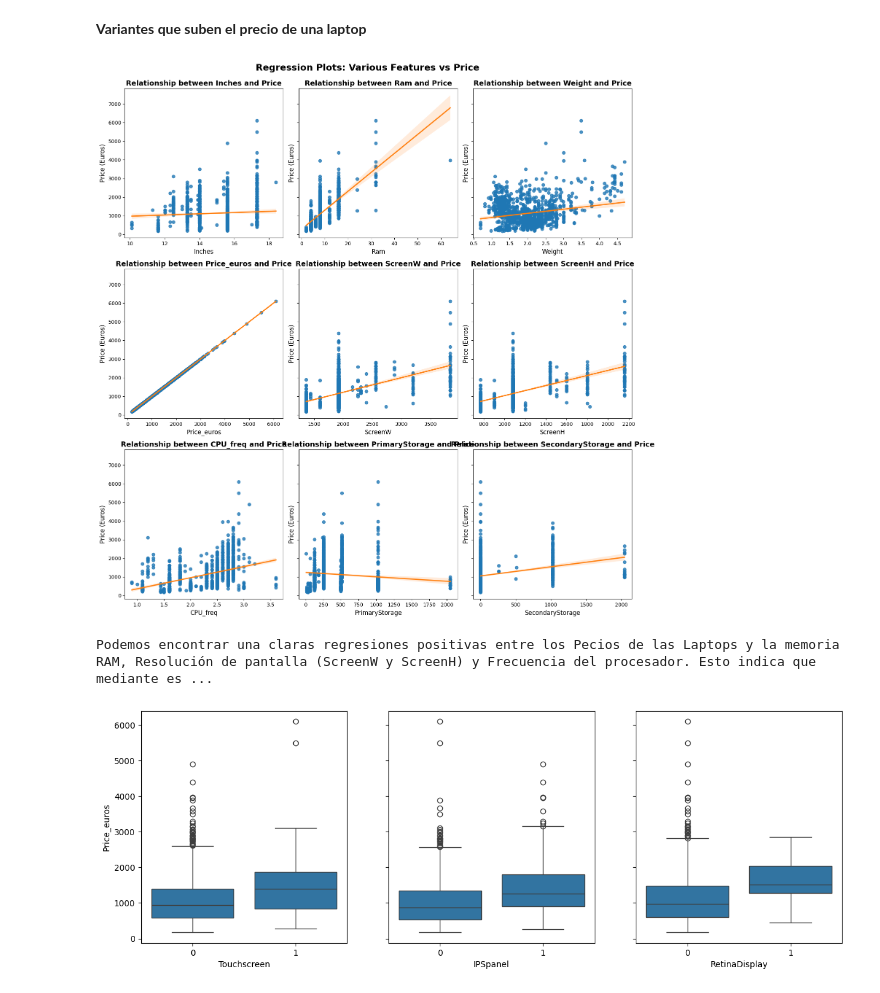
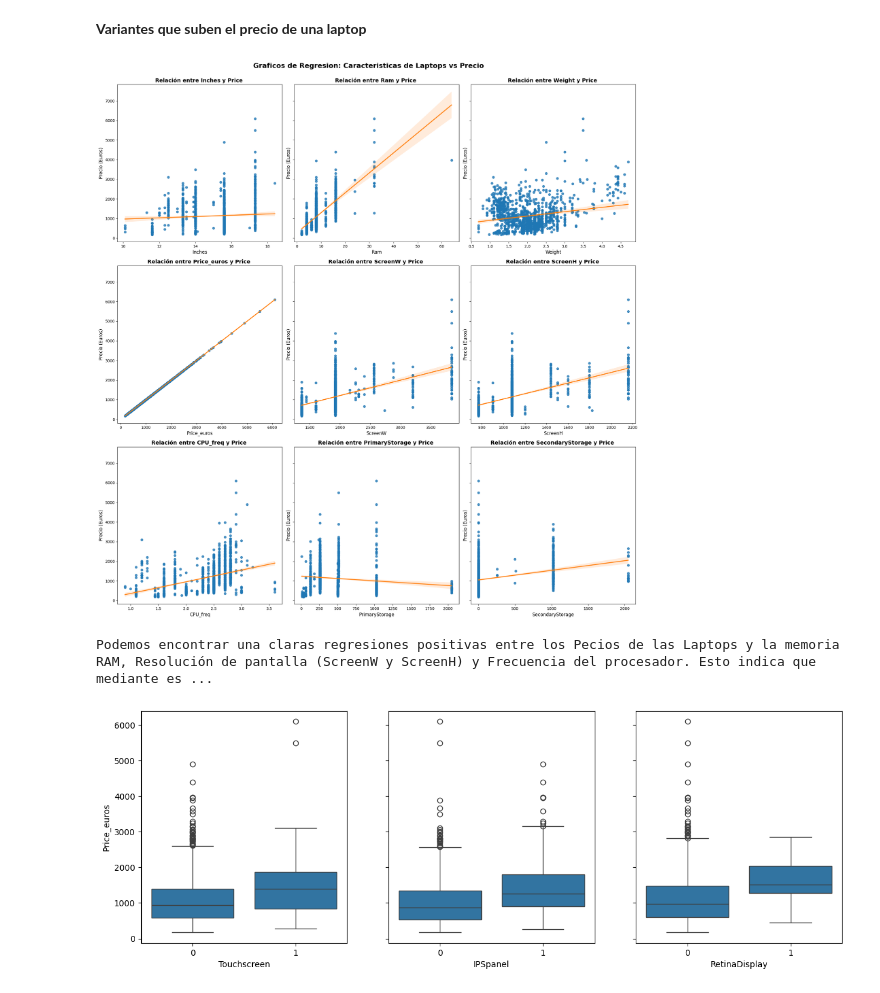
Before and after one commit to juancruzana/EDA-PrecioLaptops, a Jupyter notebook: EDA.ipynb, the cells around one changed output. Cells and saved outputs as stored; diff of their text form; code cells hidden in the pictures.

```diff
--- a/EDA.ipynb
+++ b/EDA.ipynb
@@ -250,35 +248,27 @@ plt.show()
 # %%
 columns = numerical_columns.drop(['Touchscreen', 'IPSpanel', 'RetinaDisplay'])
 
-fig, ax = plt.subplots(3, 3, figsize=(15, 15), sharey=True)
+fig, ax = plt.subplots(3, 3, figsize=(20, 20), sharey=True)
 
 # Aplanar la matriz de ejes para un acceso más sencillo
 ax = ax.ravel()
 
-# Iterar sobre las columnas y crear un gráfico para cada una
 for i, col in enumerate(columns):
     sns.regplot(data=df, x=col, y='Price_euros', line_kws={'color': 'C1'}, ax=ax[i])
-
-    # Añadir título a cada subplot
-    ax[i].set_title(f'Relationship between {col} and Price', fontsize=14, weight='bold')
-
-    # Ajustar etiquetas de los ejes
+    ax[i].set_title(f'Relación entre {col} y Price ', fontsize=14, weight='bold')
     ax[i].set_xlabel(col, fontsize=12)
-    ax[i].set_ylabel('Price (Euros)', fontsize=12)
+    ax[i].set_ylabel('Precio (Euros)', fontsize=12)
 
 # Ajustar el espaciado entre los subplots
 plt.tight_layout()
 
-# Añadir un título general al gráfico
-fig.suptitle('Regression Plots: Various Features vs Price', fontsize=18, weight='bold', y=1.02)
+fig.suptitle('Graficos de Regresion: Caracteristicas de Laptops vs Precio', fontsize=18, weight='bold', y=1.02)
 
-columns = ['Touchscreen', 'IPSpanel', 'RetinaDisplay']
+plt.show()
 
-# Mostrar todos los gráficos
-plt.show()
 print('''Podemos encontrar una claras regresiones positivas entre los Pecios de las Laptops y la memoria RAM, Resolución de pantalla (ScreenW y ScreenH) y Frecuencia del procesador. Esto indica que mediante estos valores aumenten el precio también lo hará''')
 # %% [output]
-[figure, old version]
+[figure, new version]
 Podemos encontrar una claras regresiones positivas entre los Pecios de las Laptops y la memoria RAM, Resolución de pantalla (ScreenW y ScreenH) y Frecuencia del procesador. Esto indica que mediante es ...
 # %%
 columns = ['Touchscreen', 'IPSpanel', 'RetinaDisplay']
```
Also changed, not shown: parts of 13 cells of this notebook.
